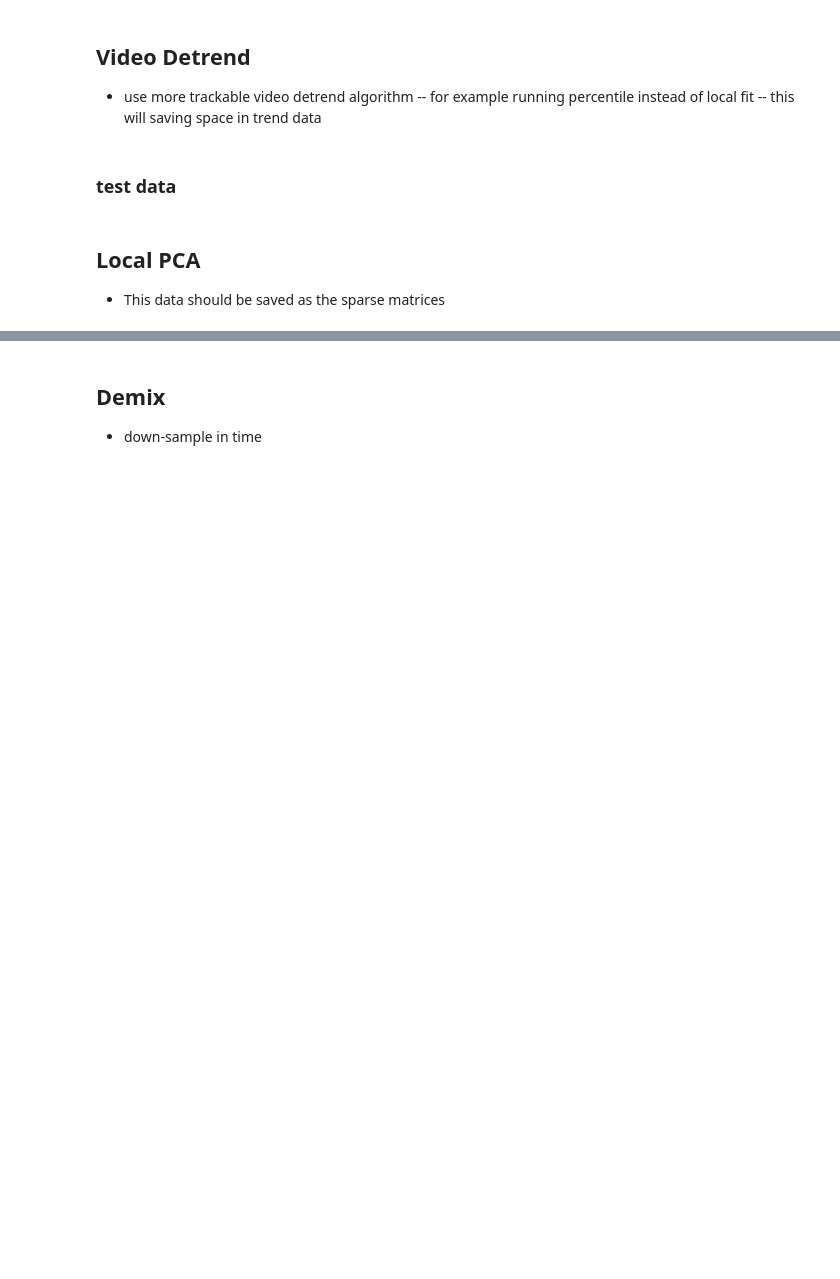
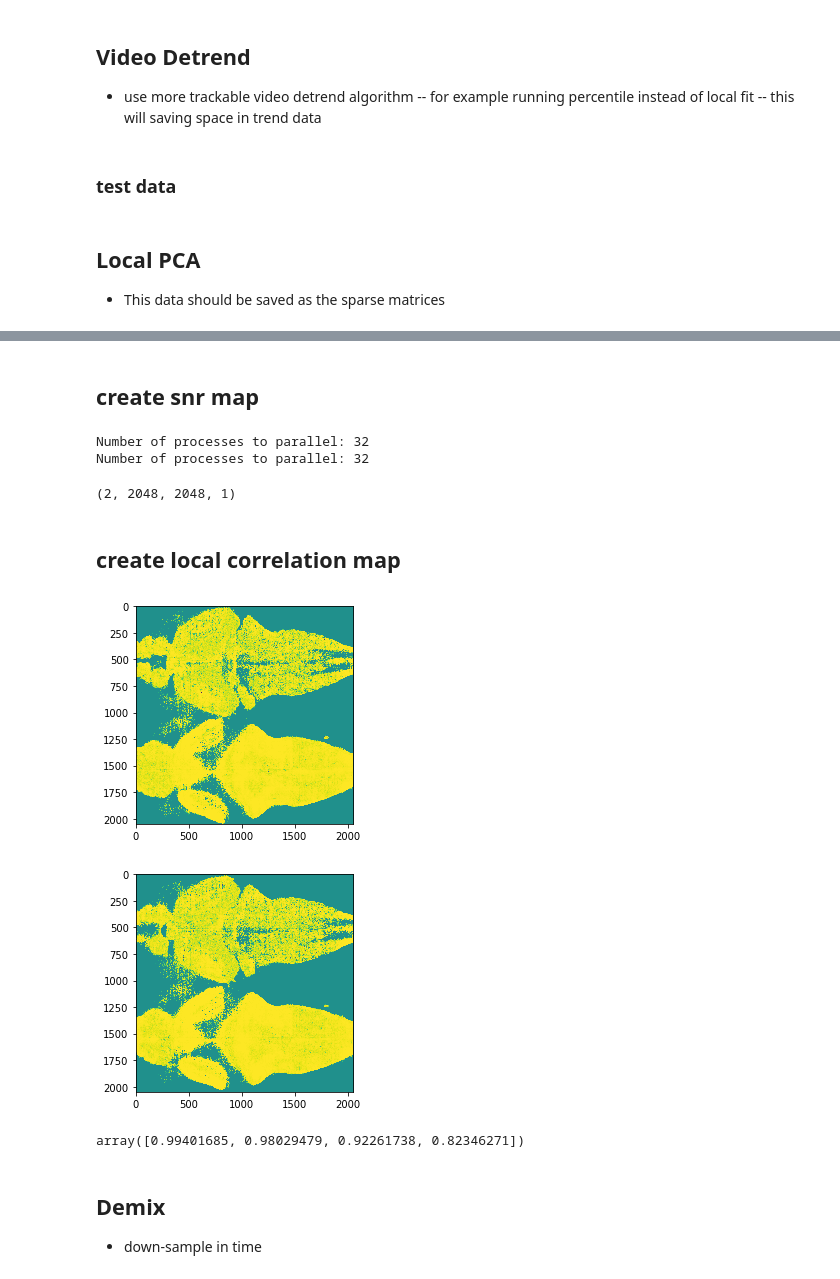
Before and after one commit to zqwei/Glia_analysis, a Jupyter notebook: Notebooks/Test_for_pipeline.ipynb, the cells around one changed output, grey strips where cells are left out. Cells and saved outputs as stored; diff of their text form; code cells hidden in the pictures; blank space fills up the shorter version.

```diff
--- a/Notebooks/Test_for_pipeline.ipynb
+++ b/Notebooks/Test_for_pipeline.ipynb
@@ -175,0 +200,5 @@ Y_svd.to_zarr('local_pca_data.zarr')
+# %% [markdown]
+## create snr map
+# %%
+Y_svd_ = da.from_zarr(f'{save_root}/local_pca_data.zarr')
+Y_svd_ = Y_svd_.rechunk((1, -1, -1, -1))
@@ -175,0 +208,36 @@ Y_svd.to_zarr('local_pca_data.zarr')
+# %%
+def snr_mask(Y_svd, std_per=20, snr_per=10):
+    Y_svd = Y_svd.squeeze()
+    d1, d2, _ = Y_svd.shape
+    mean_ = Y_svd.mean(axis=-1,keepdims=True)
+    sn, _ = get_noise_fft(Y_svd - mean_,noise_method='logmexp')
+    SNR_ = Y_svd.var(axis=-1)/sn**2
+    Y_d_std = Y_svd.std(axis=-1)
+    std_thres = np.percentile(Y_d_std.ravel(), std_per)
+    mask = Y_d_std<=std_thres
+    snr_thres = np.percentile(np.log(SNR_).ravel(), snr_per)
+    mask = np.logical_or(mask, np.log(SNR_)<snr_thres)
+    return mask.squeeze()
+# %%
+numCores = 20
+cluster.start_workers(numCores)
+is_skip_snr = True
+mask_snr = mask_ave_.copy().squeeze(axis=-1) #drop last dim
+Cn_list = np.zeros(mask_ave_.shape).squeeze(axis=-1) #drop last dim
+for ii in range(Y_svd_.shape[0]):
+    _ = Y_svd_[ii].compute().copy()
+    _[~mask_ave_[ii].squeeze()] = 0
+    if not is_skip_snr:
+        mask_snr_ = snr_mask(_)
+        _[mask_snr_] = 0
+        mask_snr[ii] = np.logical_not(mask_snr_)
+    Cn, _ = correlation_pnr(_, skip_pnr=True)
+    Cn_list[ii] = Cn
+try:
+    cluster.stop_all_jobs()
+    time.sleep(10)
+except:
+    pass
+# %% [output]
+Number of processes to parallel: 32
+Number of processes to parallel: 32
@@ -176,3 +246,21 @@ Y_svd.to_zarr('local_pca_data.zarr')
+# %%
+save_h5()
+# %% [output]
+(2, 2048, 2048, 1)
+# %% [markdown]
+## create local correlation map
+# %%
+# check Cn mask
+for n_ave_ in Cn_list:
+    plt.imshow(n_ave_, vmin=-1, vmax=1)
+    plt.show()
+# %% [output]
+[figure, added]
+[figure, added]
+# %%
+np.percentile(n_ave_, [90, 80, 60, 50])
+# %% [output]
+array([0.99401685, 0.98029479, 0.92261738, 0.82346271])
 # %% [markdown]
 ## Demix
 * down-sample in time
```
Also changed, not shown: parts of 25 cells of this notebook.
